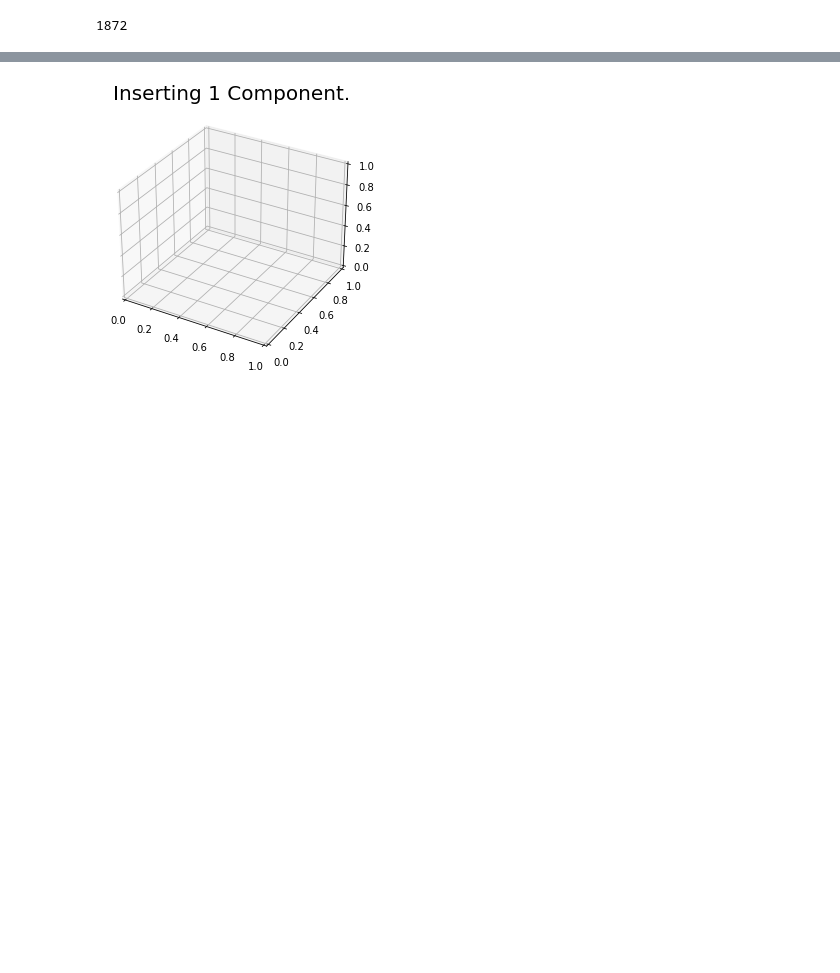
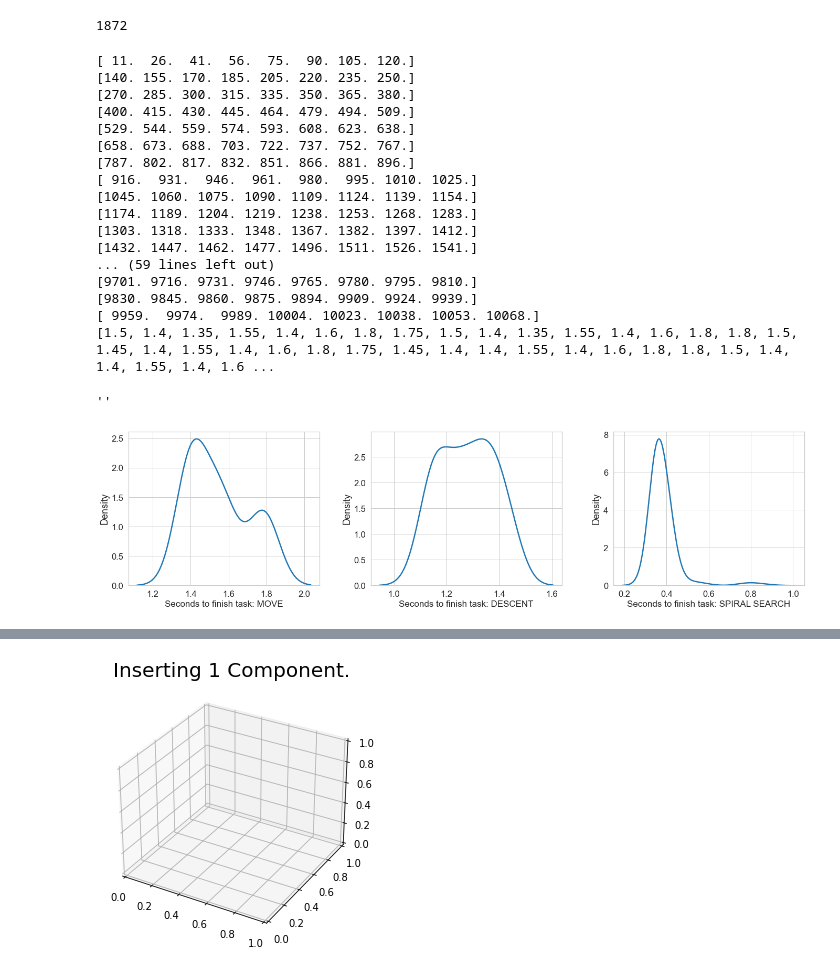
Before and after one commit to marvin353/SmartDataAnalytics_Gruppe1, a Jupyter notebook: Übungsblatt4/DataExploration_Marvin.ipynb, the cells around one changed output, grey strips where cells are left out. Cells and saved outputs as stored; diff of their text form; code cells hidden in the pictures; blank space fills up the shorter version.

Commit message:
Data Exploration Marvin

```diff
--- a/Übungsblatt4/DataExploration_Marvin.ipynb
+++ b/Übungsblatt4/DataExploration_Marvin.ipynb
@@ -160 +117,76 @@ len(df["segment"].unique())
+# %%
+# Duration distribution by segment
+durations_move = []
+durations_descent = []
+durations_spiral = []
+
+for run in df['run'].unique():
+    df_run = df[df["run"] == run]
+    segments = df_run["segment"].unique()
+
+    #Skip run if data is wrong
+    if len(segments) > 24:
+        print("Skip run" + str(int(run)))
+        continue # Skip run 21, 23, 40, 48
+
+    segments_move = segments[0::3]
+    segments_descend = segments[1::3]
+    segments_spiral = segments[2::3]
+
+    #Calculate time intervalls (duration in milliseconds)
+
+    for i in range(0,8):
+        diff_seconds_move = calculate_time_difference(df, segments_move, i)
+        diff_seconds_descent = calculate_time_difference(df, segments_descend, i)
+        diff_seconds_spiral = calculate_time_difference(df, segments_spiral, i)
+
+        durations_move.append(diff_seconds_move)
+        durations_descent.append(diff_seconds_descent)
+        durations_spiral.append(diff_seconds_spiral)
+
+        """first_ts_move = df[df["segment"] == segments_move[i]]['timestamp'].iloc[0]
+        last_ts_move = df[df["segment"] == segments_move[i]]['timestamp'].iloc[-1]
+        diff_move = last_ts_move - first_ts_move
+
+        #print("First: " + str(first_ts_move))
+        #print("Last: " + str(last_ts_move))
+        print("Diff: " + str(diff_move))
+        print("DiffSec: " + str(diff_move.seconds + diff_move.microseconds/1000000))"""
+
+    #print(segments)
+    print(segments_move)
+
+print(durations_move)
+sns.set_style('whitegrid')
+#sns.set_context("notebook", font_scale=1.5, rc={"lines.linewidth":2.5})
+fig, axs = plt.subplots(ncols=3, figsize=(20,6))
+fig.tight_layout(pad=3.0)
+axs[0].set_xlabel("Seconds to finish task: MOVE", size = 17 )
+axs[1].set_xlabel("Seconds to finish task: DESCENT", size = 17 )
+axs[2].set_xlabel("Seconds to finish task: SPIRAL SEARCH", size = 17 )
+sns.kdeplot(np.array(durations_move), x="Seconds", bw=0.5, ax=axs[0])
+sns.kdeplot(np.array(durations_descent), bw=0.5, ax=axs[1], x="Seconds")
+sns.kdeplot(np.array(durations_spiral), bw=0.5, ax=axs[2], x="Seconds")
+
+"""Diese Plots zeigen die zeitliche Verteilung (in Sekunden) beim Setzen der einzelnen Komponenten, unterteilt entsprechend der drei Segmente "Move", "Descend" und "Spiral Seach". Es ist hier zu erkennen, dass die Spiralsuche am Wenigsten und das Bewegen des Arms(Move) tendentiell am Meisten Zeit in Anspruch nimmt. Auch wenn es nicht zu dieser Aufgabe gehört, wäre für den Task "Move" sowie für den Task "Descent" eine Optimierung sinnvoll, da diese im Gegensatz zur Spiralsuche viel Zeit benötigen. """
+# %% [output]
+[ 11.  26.  41.  56.  75.  90. 105. 120.]
+[140. 155. 170. 185. 205. 220. 235. 250.]
+[270. 285. 300. 315. 335. 350. 365. 380.]
+[400. 415. 430. 445. 464. 479. 494. 509.]
+[529. 544. 559. 574. 593. 608. 623. 638.]
+[658. 673. 688. 703. 722. 737. 752. 767.]
+[787. 802. 817. 832. 851. 866. 881. 896.]
+[ 916.  931.  946.  961.  980.  995. 1010. 1025.]
+[1045. 1060. 1075. 1090. 1109. 1124. 1139. 1154.]
+[1174. 1189. 1204. 1219. 1238. 1253. 1268. 1283.]
+[1303. 1318. 1333. 1348. 1367. 1382. 1397. 1412.]
+[1432. 1447. 1462. 1477. 1496. 1511. 1526. 1541.]
+... (59 lines left out)
+[9701. 9716. 9731. 9746. 9765. 9780. 9795. 9810.]
+[9830. 9845. 9860. 9875. 9894. 9909. 9924. 9939.]
+[ 9959.  9974.  9989. 10004. 10023. 10038. 10053. 10068.]
+[1.5, 1.4, 1.35, 1.55, 1.4, 1.6, 1.8, 1.75, 1.5, 1.4, 1.35, 1.55, 1.4, 1.6, 1.8, 1.8, 1.5, 1.45, 1.4, 1.55, 1.4, 1.6, 1.8, 1.75, 1.45, 1.4, 1.4, 1.55, 1.4, 1.6, 1.8, 1.8, 1.5, 1.4, 1.4, 1.55, 1.4, 1.6 ...
+''
+[figure, added]
 # %%
```
Also changed, not shown: parts of 7 cells of this notebook.
